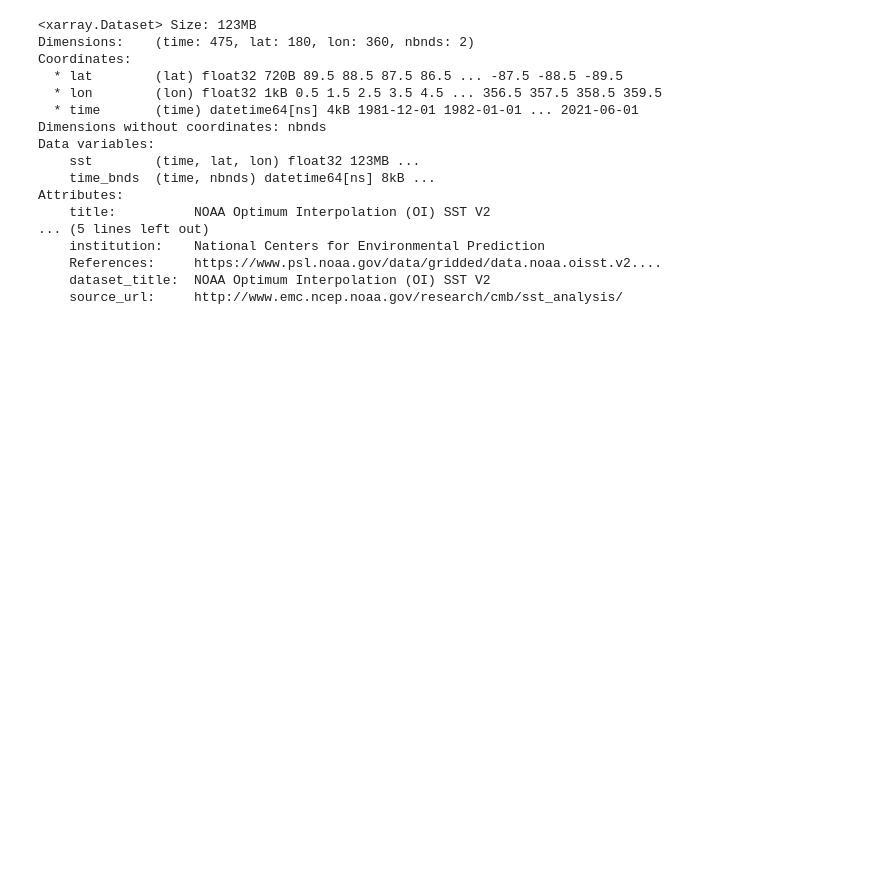
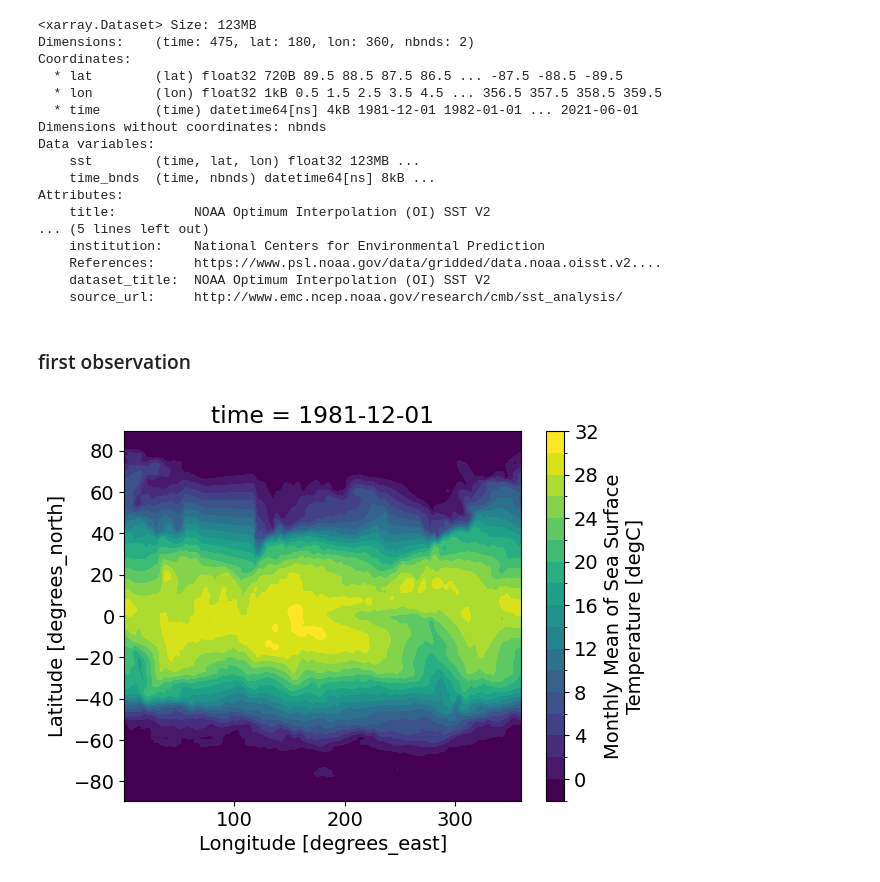
Before and after one commit to julienMagaud/ElNino-Project-ml4climate, a Jupyter notebook: elnino.ipynb, the cells around one changed output. Drawn from its saved outputs; the diff is of its cells as text; code cells hidden in the pictures; blank space fills up the shorter version.

```diff
--- a/elnino.ipynb
+++ b/elnino.ipynb
@@ -36,3 +34,11 @@ Attributes:
     References:     https://www.psl.noaa.gov/data/gridded/data.noaa.oisst.v2....
     dataset_title:  NOAA Optimum Interpolation (OI) SST V2
     source_url:     http://www.emc.ncep.noaa.gov/research/cmb/sst_analysis/
+# %% [markdown]
+### first observation
+# %%
+plt.figure()
+# the name of the variable is 'sst'
+p = ds["sst"].isel(time=0).plot.contourf(levels=20, center=False)
+# %% [output]
+[figure, added]
```
Also changed, not shown: parts of 3 cells of this notebook.
